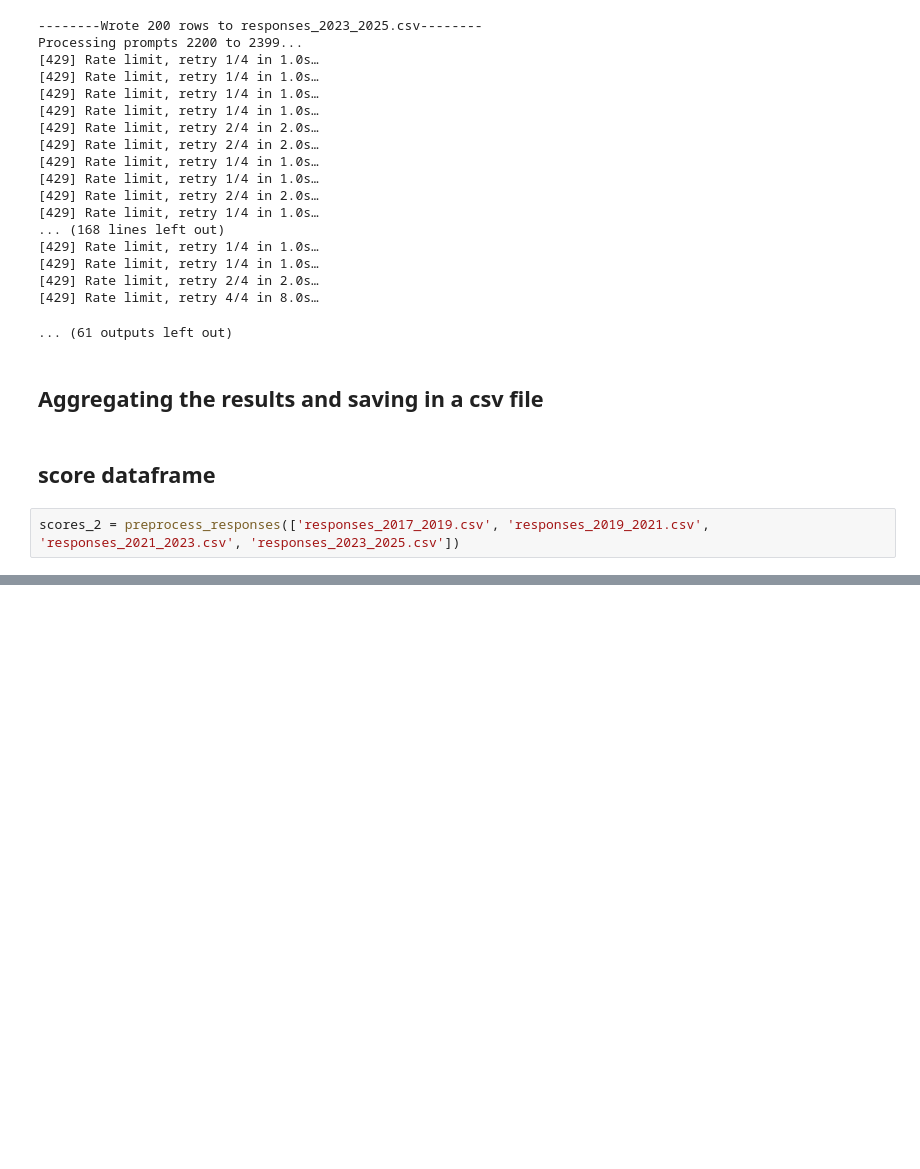
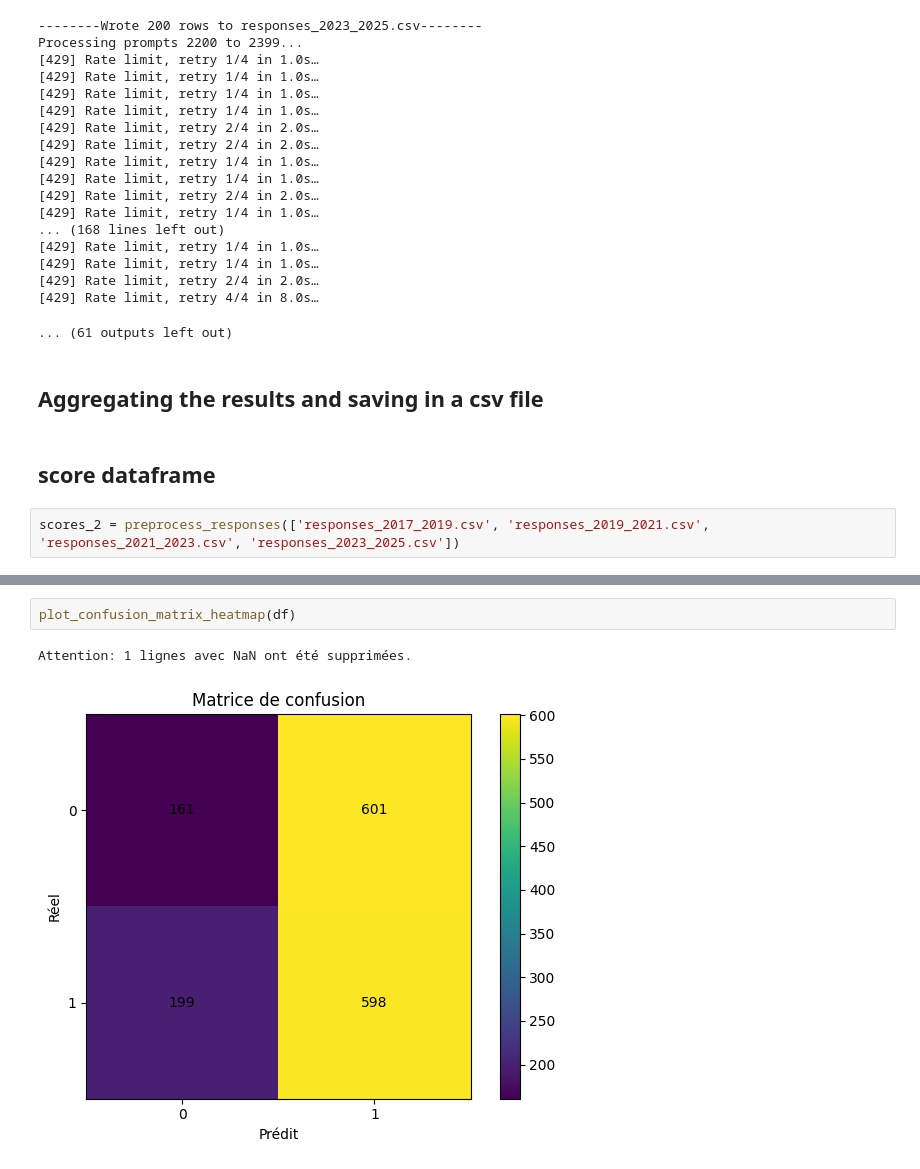
Before and after one commit to faunebl/crypto-sentiment, a Jupyter notebook: sandbox_ambroise.ipynb, the cells around one changed output, grey strips where cells are left out. Cells and saved outputs as stored; diff of their text form; blank space fills up the shorter version.

```diff
--- a/sandbox_ambroise.ipynb
+++ b/sandbox_ambroise.ipynb
@@ -461,0 +487,5 @@ scores_2 = preprocess_responses(['responses_2017_2019.csv', 'responses_2019_2021
+# %%
+plot_confusion_matrix_heatmap(df)
+# %% [output]
+Attention: 1 lignes avec NaN ont été supprimées.
+[figure, added]
```
Also changed, not shown: parts of 6 cells of this notebook, 1 other file.
